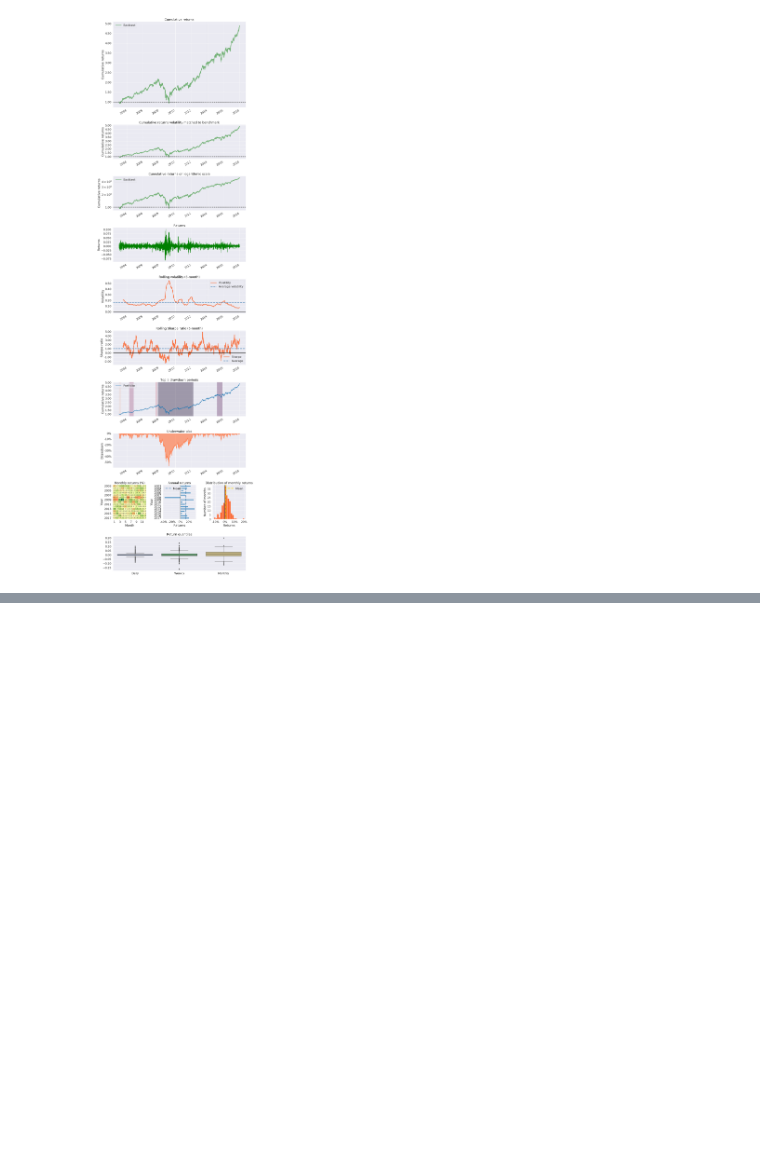
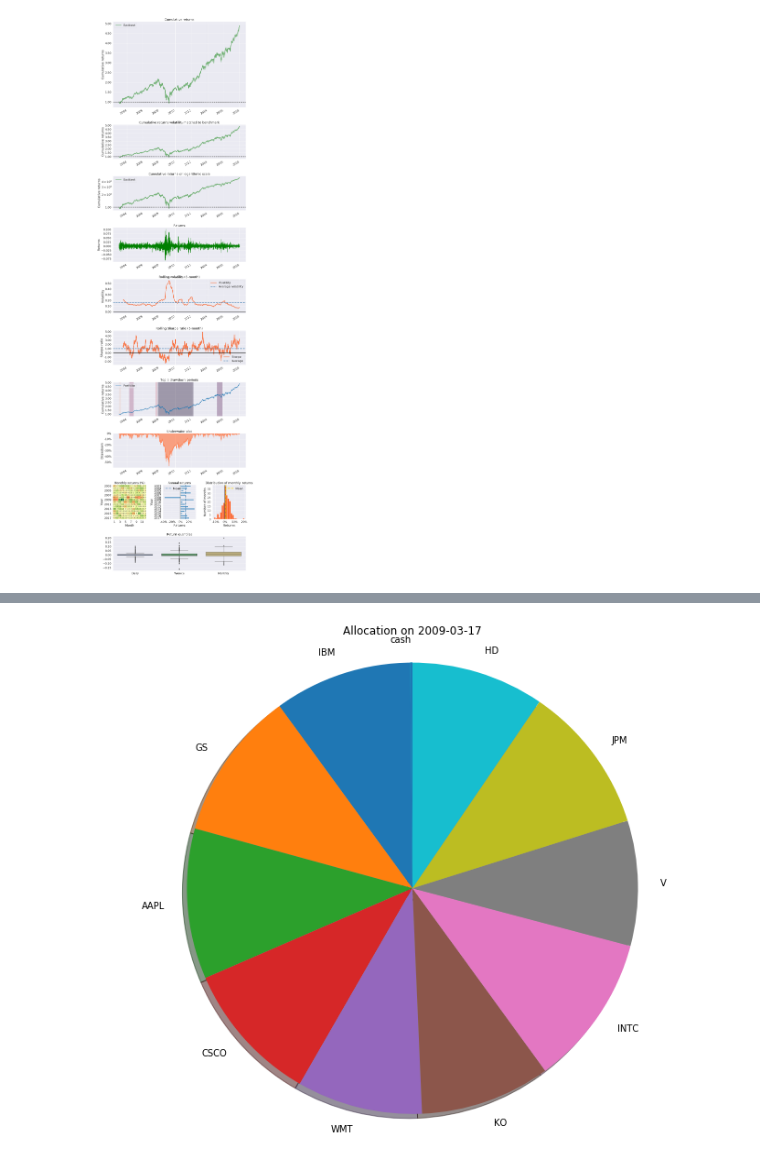
Before and after one commit to melaniemkwon/trading-evolved, a Jupyter notebook: Chapter 8 - Analyzing Backtests/_notes_backtest_analysis.ipynb, the cells around one changed output, grey strips where cells are left out. Cells and saved outputs as stored; diff of their text form; code cells hidden in the pictures; blank space fills up the shorter version.

```diff
--- a/Chapter 8 - Analyzing Backtests/_notes_backtest_analysis.ipynb
+++ b/Chapter 8 - Analyzing Backtests/_notes_backtest_analysis.ipynb
@@ -259,0 +325,13 @@ General rules of thumb:
+# %%
+import pandas as pd
+import matplotlib.pyplot as plt
+%matplotlib inline
+
+# get portfolio value and positions for a specified day
+DAY = '2009-03-17'
+portfolio_value = result.loc[DAY, 'portfolio_value']
+day_positions = result.loc[DAY, 'positions']
+# %%
+print(portfolio_value)
+for pos in day_positions:
+    print(pos)
@@ -259,0 +350,12 @@ General rules of thumb:
+# %%
+# populate position info: the value, and the open profit and loss
+df = pd.DataFrame(columns=['value', 'pnl'])
+for pos in day_positions:
+    ticker = pos['sid'].symbol
+    df.loc[ticker, 'value'] = pos['amount'] * pos['last_sale_price']
+    df.loc[ticker, 'pnl'] = df.loc[ticker, 'value'] - (pos['amount'] * pos['cost_basis'])
+
+# add cash position, which would be the total portfolio value minux value of stocks we hold
+df.loc['cash', ['value', 'pnl']] = [(portfolio_value - df['value'].sum()), 0]
+
+print(df.head(11))
@@ -259,0 +375,9 @@ General rules of thumb:
+# %%
+# pie chart for allocations
+fix, ax1 = plt.subplots(figsize=[12, 10])
+ax1.pie(df['value'], labels=df.index, shadow=True, startangle=90)
+ax1.axis('equal')
+ax1.set_title('Allocation on {}'.format(DAY))
+plt.show()
+# %% [output]
+[figure, added]
```
Also changed, not shown: parts of 10 cells of this notebook.
